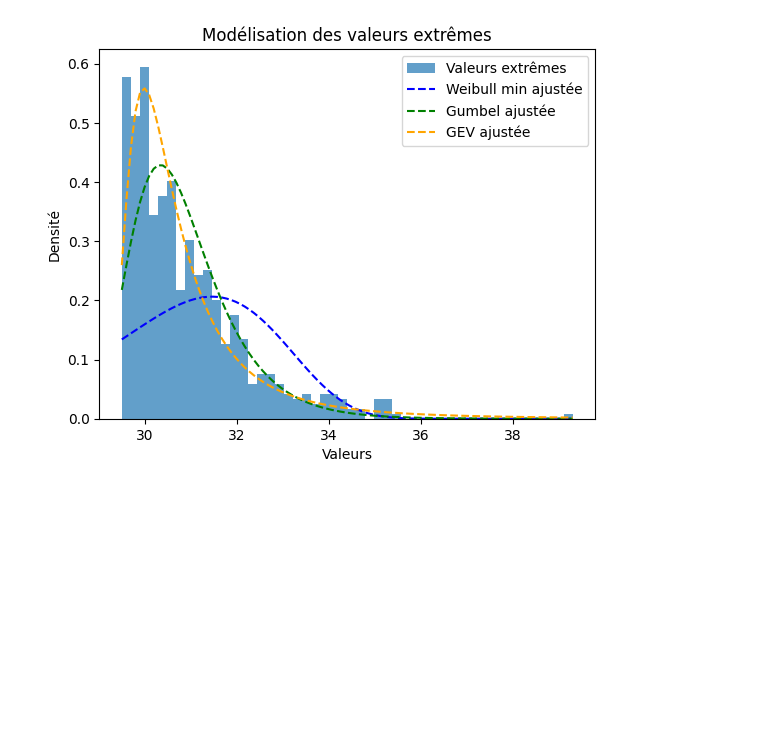
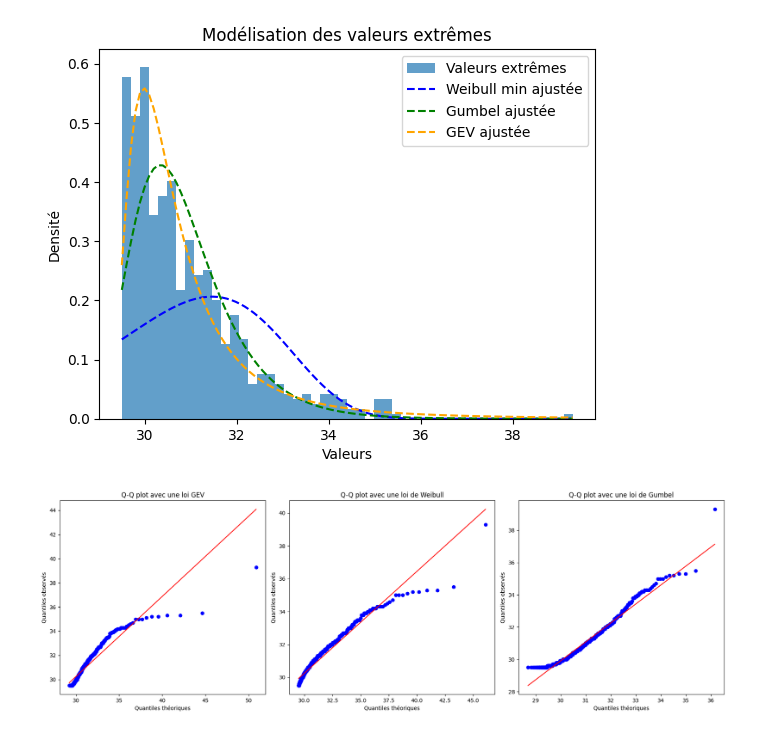
Before and after one commit to PoloX2021/Rosembaum, a Jupyter notebook: models.ipynb, the cells around one changed output. Saved outputs shown, nothing was run; the diff lists cells and outputs as text; code cells hidden in the pictures; blank space fills up the shorter version.

Commit message:
Added more visuals for extreme values

```diff
--- a/models.ipynb
+++ b/models.ipynb
@@ -260,3 +268,44 @@ plt.show()
 [figure]
 Seuil pour les valeurs extrêmes: 29.4
 [figure]
+# %%
+import scipy.stats as stats
+
+data = extreme_values
+# Ajustement de la loi GEV
+gev_params = stats.genextreme.fit(data)
+
+# Ajustement de la loi de Weibull
+weibull_params = stats.weibull_min.fit(data)
+
+# Ajustement de la loi de Gumbel
+gumbel_params = stats.gumbel_r.fit(data)
+
+# Plot Q-Q plot pour chaque ajustement
+plt.figure(figsize=(18, 6))
+
+# Q-Q plot pour GEV
+plt.subplot(1, 3, 1)
+stats.probplot(data, dist="genextreme", sparams=gev_params, plot=plt)
+plt.title("Q-Q plot avec une loi GEV")
+plt.xlabel("Quantiles théoriques")
+plt.ylabel("Quantiles observés")
+
+# Q-Q plot pour Weibull
+plt.subplot(1, 3, 2)
+stats.probplot(data, dist="weibull_min", sparams=weibull_params, plot=plt)
+plt.title("Q-Q plot avec une loi de Weibull")
+plt.xlabel("Quantiles théoriques")
+plt.ylabel("Quantiles observés")
+
+# Q-Q plot pour Gumbel
+plt.subplot(1, 3, 3)
+stats.probplot(data, dist="gumbel_r", sparams=gumbel_params, plot=plt)
+plt.title("Q-Q plot avec une loi de Gumbel")
+plt.xlabel("Quantiles théoriques")
+plt.ylabel("Quantiles observés")
+
+plt.tight_layout()
+plt.show()
+# %% [output]
+[figure, added]
```
Also changed, not shown: parts of 3 cells of this notebook.
